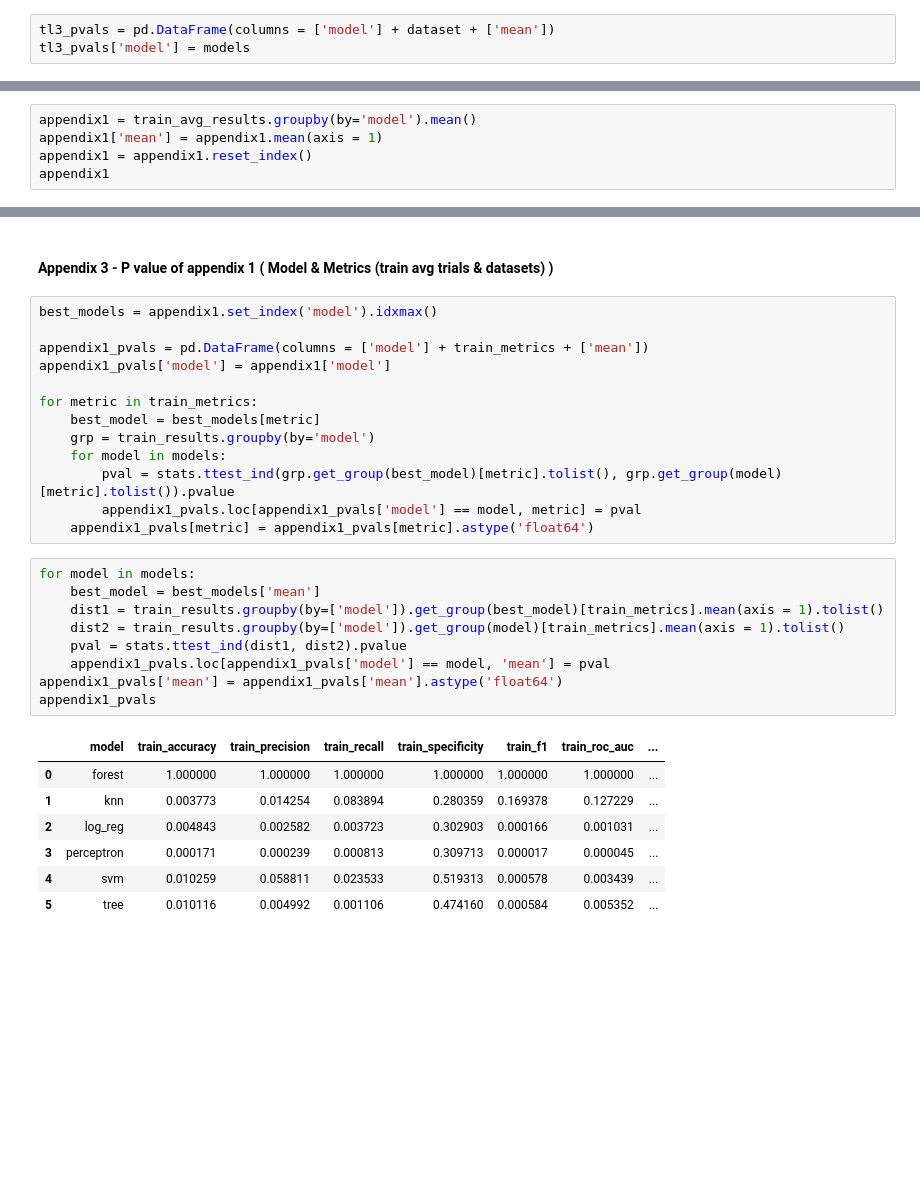
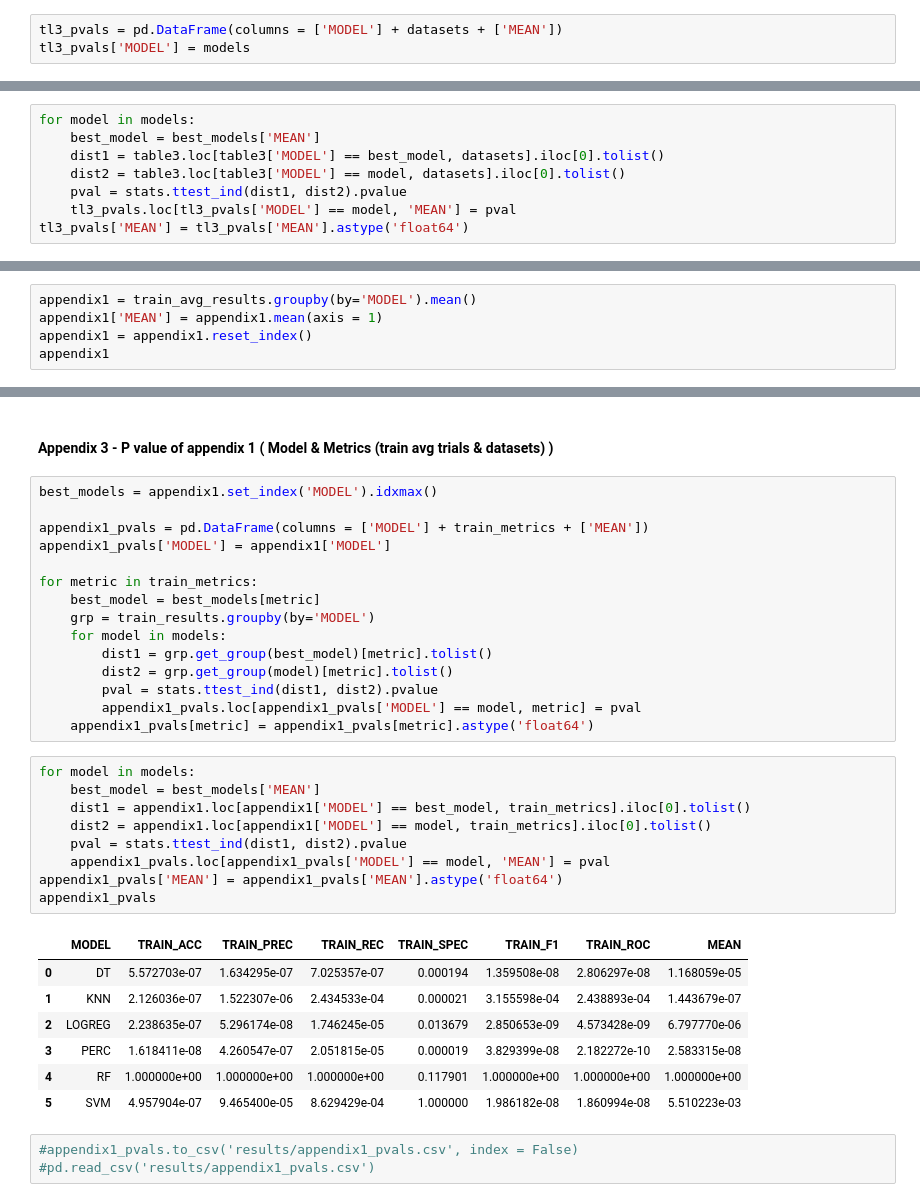
Before and after one commit to Yunchun/Supervised-ML-Comparisons, a Jupyter notebook: project.ipynb, the cells around one changed output, grey strips where cells are left out. Cells and saved outputs as stored; diff of their text form; blank space fills up the shorter version.

```diff
--- a/project.ipynb
+++ b/project.ipynb
@@ -1272,4 +1227,4 @@ best_models = table3.set_index('model').idxmax()
 # %%
-tl3_pvals = pd.DataFrame(columns = ['model'] + dataset + ['mean'])
-tl3_pvals['model'] = models
+tl3_pvals = pd.DataFrame(columns = ['MODEL'] + datasets + ['MEAN'])
+tl3_pvals['MODEL'] = models
 # %%
@@ -1294,0 +1240,8 @@ tl3_pvals
+# %%
+for model in models:
+    best_model = best_models['MEAN']
+    dist1 = table3.loc[table3['MODEL'] == best_model, datasets].iloc[0].tolist()
+    dist2 = table3.loc[table3['MODEL'] == model, datasets].iloc[0].tolist()
+    pval = stats.ttest_ind(dist1, dist2).pvalue
+    tl3_pvals.loc[tl3_pvals['MODEL'] == model, 'MEAN'] = pval
+tl3_pvals['MEAN'] = tl3_pvals['MEAN'].astype('float64')
@@ -1295,8 +1261,8 @@ tl3_pvals
 # %% [markdown]
 #### Appendix 1 - Model & Metrics (train avg trials & datasets)
 # %%
-appendix1 = train_avg_results.groupby(by='model').mean()
-appendix1['mean'] = appendix1.mean(axis = 1)
+appendix1 = train_avg_results.groupby(by='MODEL').mean()
+appendix1['MEAN'] = appendix1.mean(axis = 1)
 appendix1 = appendix1.reset_index()
 appendix1
 # %% [output]
@@ -1310,32 +1279,37 @@ appendix1
 # %% [markdown]
 #### Appendix 3 -  P value of appendix 1 ( Model & Metrics (train avg trials & datasets) )
 # %%
-best_models = appendix1.set_index('model').idxmax()
+best_models = appendix1.set_index('MODEL').idxmax()
 
-appendix1_pvals = pd.DataFrame(columns = ['model'] + train_metrics + ['mean'])
-appendix1_pvals['model'] = appendix1['model']
+appendix1_pvals = pd.DataFrame(columns = ['MODEL'] + train_metrics + ['MEAN'])
+appendix1_pvals['MODEL'] = appendix1['MODEL']
 
 for metric in train_metrics:
     best_model = best_models[metric]
-    grp = train_results.groupby(by='model')
+    grp = train_results.groupby(by='MODEL')
     for model in models:
-        pval = stats.ttest_ind(grp.get_group(best_model)[metric].tolist(), grp.get_group(model)[metric].tolist()).pvalue
-        appendix1_pvals.loc[appendix1_pvals['model'] == model, metric] = pval
+        dist1 = grp.get_group(best_model)[metric].tolist()
+        dist2 = grp.get_group(model)[metric].tolist()
+        pval = stats.ttest_ind(dist1, dist2).pvalue
+        appendix1_pvals.loc[appendix1_pvals['MODEL'] == model, metric] = pval
     appendix1_pvals[metric] = appendix1_pvals[metric].astype('float64')
 # %%
 for model in models:
-    best_model = best_models['mean']
-    dist1 = train_results.groupby(by=['model']).get_group(best_model)[train_metrics].mean(axis = 1).tolist()
-    dist2 = train_results.groupby(by=['model']).get_group(model)[train_metrics].mean(axis = 1).tolist()
+    best_model = best_models['MEAN']
+    dist1 = appendix1.loc[appendix1['MODEL'] == best_model, train_metrics].iloc[0].tolist()
+    dist2 = appendix1.loc[appendix1['MODEL'] == model, train_metrics].iloc[0].tolist()
     pval = stats.ttest_ind(dist1, dist2).pvalue
-    appendix1_pvals.loc[appendix1_pvals['model'] == model, 'mean'] = pval
-appendix1_pvals['mean'] = appendix1_pvals['mean'].astype('float64')
+    appendix1_pvals.loc[appendix1_pvals['MODEL'] == model, 'MEAN'] = pval
+appendix1_pvals['MEAN'] = appendix1_pvals['MEAN'].astype('float64')
 appendix1_pvals
 # %% [output]
-|  | model | train_accuracy | train_precision | train_recall | train_specificity | train_f1 | train_roc_auc | ... |
-| 0 | forest | 1.000000 | 1.000000 | 1.000000 | 1.000000 | 1.000000 | 1.000000 | ... |
-| 1 | knn | 0.003773 | 0.014254 | 0.083894 | 0.280359 | 0.169378 | 0.127229 | ... |
-| 2 | log_reg | 0.004843 | 0.002582 | 0.003723 | 0.302903 | 0.000166 | 0.001031 | ... |
-| 3 | perceptron | 0.000171 | 0.000239 | 0.000813 | 0.309713 | 0.000017 | 0.000045 | ... |
-| 4 | svm | 0.010259 | 0.058811 | 0.023533 | 0.519313 | 0.000578 | 0.003439 | ... |
-| 5 | tree | 0.010116 | 0.004992 | 0.001106 | 0.474160 | 0.000584 | 0.005352 | ... |
+|  | MODEL | TRAIN_ACC | TRAIN_PREC | TRAIN_REC | TRAIN_SPEC | TRAIN_F1 | TRAIN_ROC | MEAN |
+| 0 | DT | 5.572703e-07 | 1.634295e-07 | 7.025357e-07 | 0.000194 | 1.359508e-08 | 2.806297e-08 | 1.168059e-05 |
+| 1 | KNN | 2.126036e-07 | 1.522307e-06 | 2.434533e-04 | 0.000021 | 3.155598e-04 | 2.438893e-04 | 1.443679e-07 |
+| 2 | LOGREG | 2.238635e-07 | 5.296174e-08 | 1.746245e-05 | 0.013679 | 2.850653e-09 | 4.573428e-09 | 6.797770e-06 |
+| 3 | PERC | 1.618411e-08 | 4.260547e-07 | 2.051815e-05 | 0.000019 | 3.829399e-08 | 2.182272e-10 | 2.583315e-08 |
+| 4 | RF | 1.000000e+00 | 1.000000e+00 | 1.000000e+00 | 0.117901 | 1.000000e+00 | 1.000000e+00 | 1.000000e+00 |
+| 5 | SVM | 4.957904e-07 | 9.465400e-05 | 8.629429e-04 | 1.000000 | 1.986182e-08 | 1.860994e-08 | 5.510223e-03 |
+# %%
+#appendix1_pvals.to_csv('results/appendix1_pvals.csv', index = False)
+#pd.read_csv('results/appendix1_pvals.csv')
```
Also changed, not shown: parts of 40 cells of this notebook.
